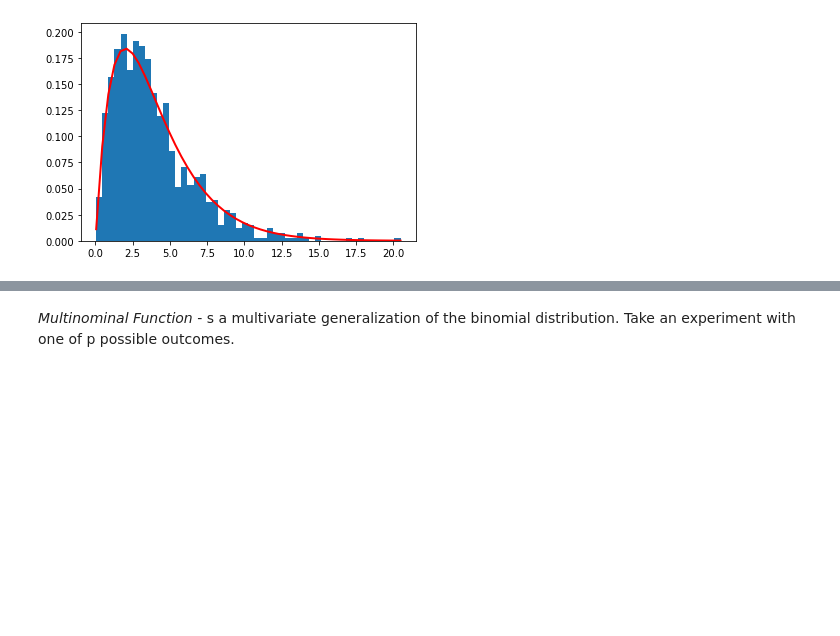
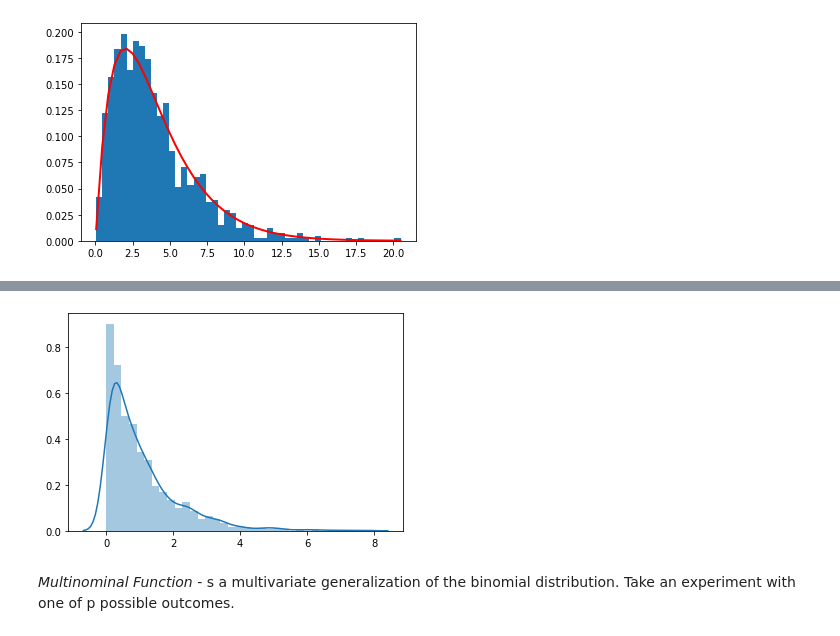
Before and after one commit to osirismoraes/assignment_fda, a Jupyter notebook: Assignment.ipynb, the cells around one changed output, grey strips where cells are left out. Drawn from its saved outputs; the diff is of its cells as text; code cells hidden in the pictures; blank space fills up the shorter version.

```diff
--- a/Assignment.ipynb
+++ b/Assignment.ipynb
@@ -292,0 +296,3 @@ plt.show()
+# %%
+# Create a variable and parametres
+data_gamma=gamma.rvs(a=1, size=1000)
@@ -293,3 +320,9 @@ plt.show()
+# %%
+# See Grapghcaly data generated
+import seaborn as sns
+sns.distplot(data_gamma);
+# %% [output]
+[figure, added]
 # %% [markdown]
 _Multinominal Function_ - s a multivariate generalization of the binomial distribution. Take an experiment with one of p possible outcomes.
 # %% [markdown]
```
Also changed, not shown: parts of 2 cells of this notebook.
